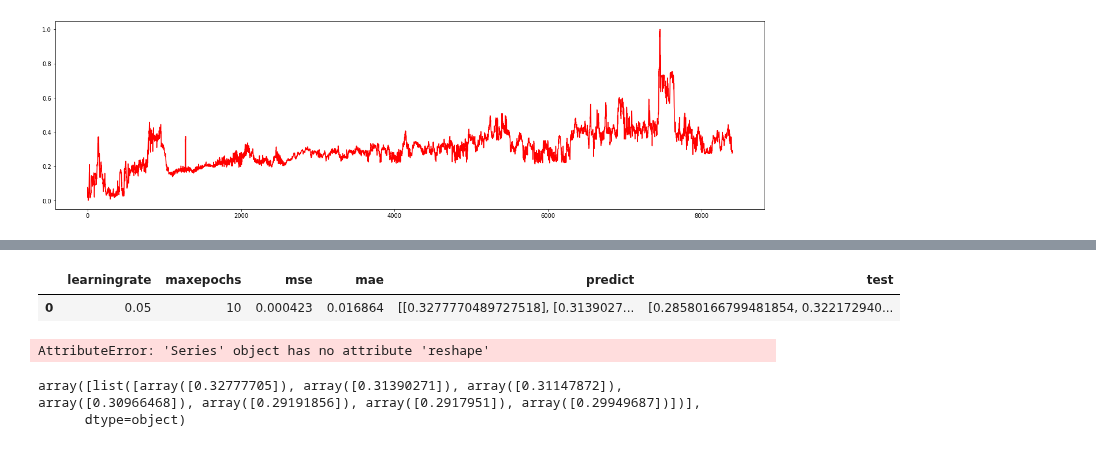
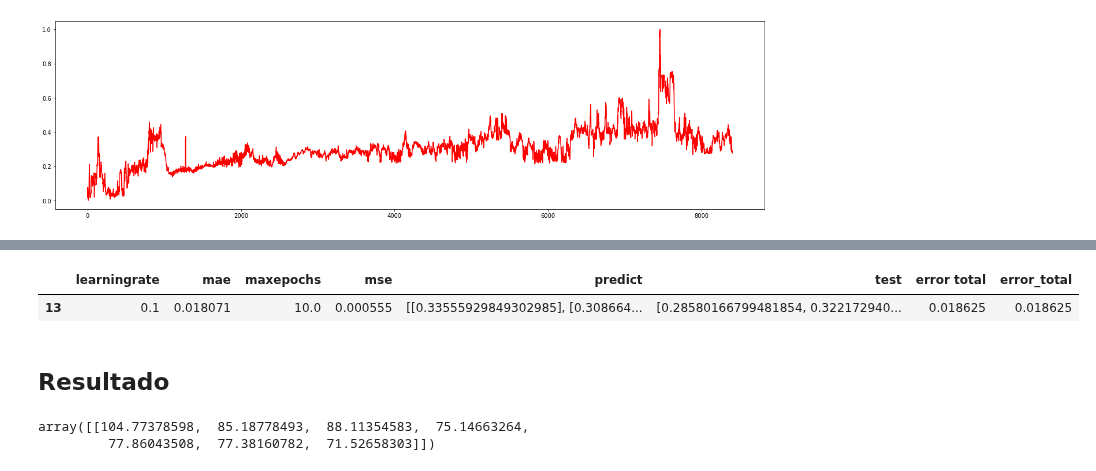
Before and after one commit to ANN-2019-2/evaluacion-ascontrerash, a Jupyter notebook: 01-precios.ipynb, the cells around one changed output, grey strips where cells are left out. Drawn from its saved outputs; the diff is of its cells as text; code cells hidden in the pictures.

```diff
--- a/01-precios.ipynb
+++ b/01-precios.ipynb
@@ -240,2 +272,5 @@ class Adaline:
 # %%
 d = list(R3.reshape(1,-1)[0])
+# %%
+metricas = pd.DataFrame()
+metricas
@@ -244,6 +281,7 @@ L = 8
 
 for lRate in (0.001,0.005,0.01,0.05,0.1):
     for epochs in (1,10,100):
+
 
         ##
         ## Forma la matriz X
@@ -272,8 +310,7 @@ for lRate in (0.001,0.005,0.01,0.05,0.1):
 
         mse = mean_squared_error(test, predict)
         mae = mean_absolute_error(test, predict)
-        aux = pd.DataFrame({'learningrate': [lRate], 'maxepochs': [epochs], 'mse': [mse], 'mae': [mae], 'predict' : [predict], 'test' : [test]})
-        metricas = metricas.append(aux)
+        metricas = metricas.append({'learningrate': lRate, 'maxepochs': epochs, 'mse': mse, 'mae': mae, 'predict' : predict, 'test' : test}, ignore_index = True)
 # %%
 metricas
 # %% [output]
@@ -296,4 +333,6 @@ metricas
 # %%
+metricas['error_total'] = metricas['mae'] + metricas['mse']
+
 print(metricas.mse.min())
 print(metricas.mae.min())
 # %% [output]
@@ -302,19 +345,6 @@ print(metricas.mae.min())
 # %%
-best_model = metricas.loc[(metricas.mse == metricas.mse.min()) & (metricas.mae == metricas.mae.min())]
+best_model = metricas.loc[metricas['error_total'] == metricas.error_total.min()]
 best_model
 # %% [output]
-|  | learningrate | maxepochs | mse | mae | predict | test |
-| 0 | 0.05 | 10 | 0.000423 | 0.016864 | [[0.3277770489727518], [0.3139027... | [0.28580166799481854, 0.322172940... |
+|  | learningrate | mae | maxepochs | mse | predict | test | error total | error_total |
+| 13 | 0.1 | 0.018071 | 10.0 | 0.000555 | [[0.33555929849302985], [0.308664... | [0.28580166799481854, 0.322172940... | 0.018625 | 0.018625 |
-# %%
-predict = best_model['predict']
-predict = predict.reshape(1,-1)
-predict
-# %% [output]
-AttributeError: 'Series' object has no attribute 'reshape'
-# %%
-predict = best_model['predict'].values
-#prdict = normalizador.inverse_transform(np.array(predict).reshape(-1,1))
-predict
-# %% [output]
-array([list([array([0.32777705]), array([0.31390271]), array([0.31147872]), array([0.30966468]), array([0.29191856]), array([0.2917951]), array([0.29949687])])],
-      dtype=object)
@@ -321 +370,8 @@ array([list([array([0.32777705]), array([0.31390271]), array([0.31147872]), arra
+# %% [markdown]
+## Resultado
+# %%
+predict
+# %% [output]
+array([[104.77378598,  85.18778493,  88.11354583,  75.14663264,
+         77.86043508,  77.38160782,  71.52658303]])
 # %%
```
Also changed, not shown: parts of 21 cells of this notebook, 2 other files.
